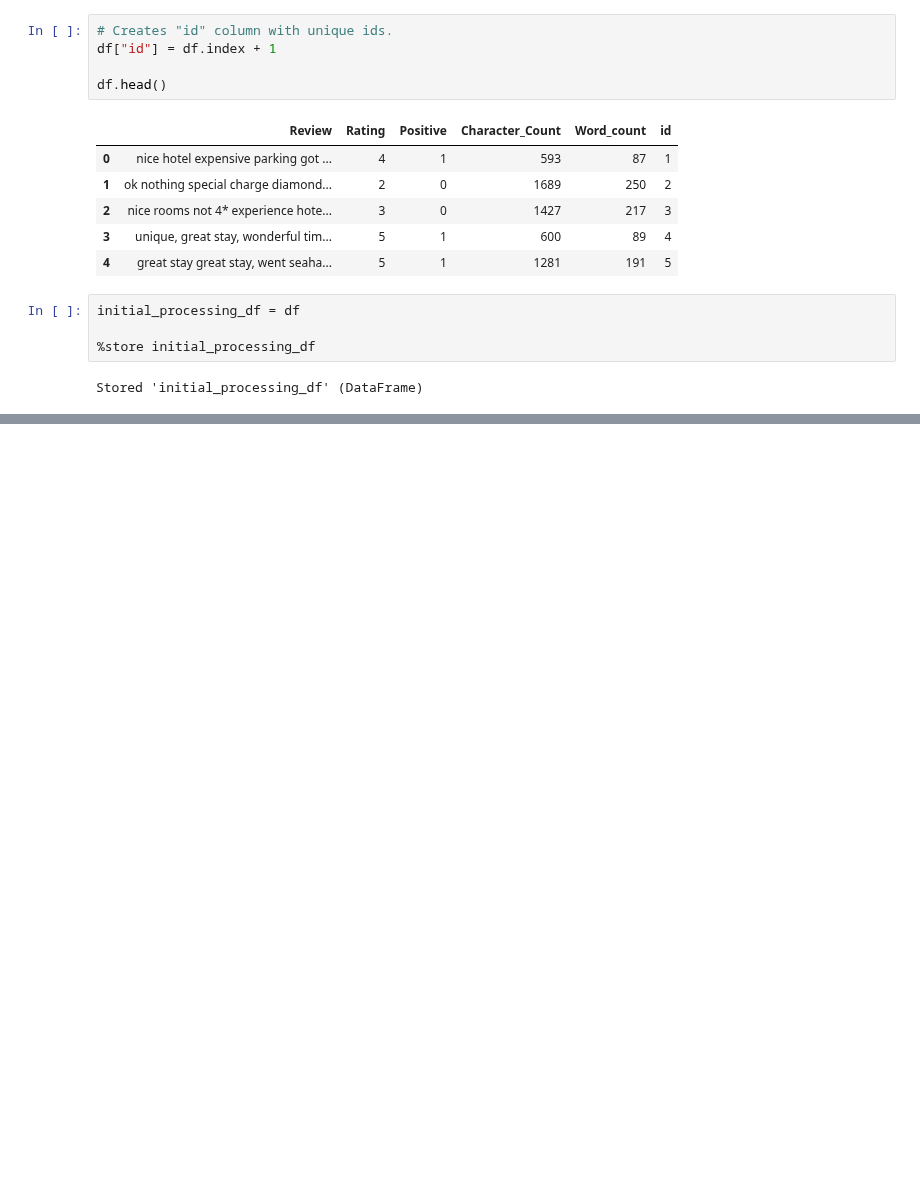
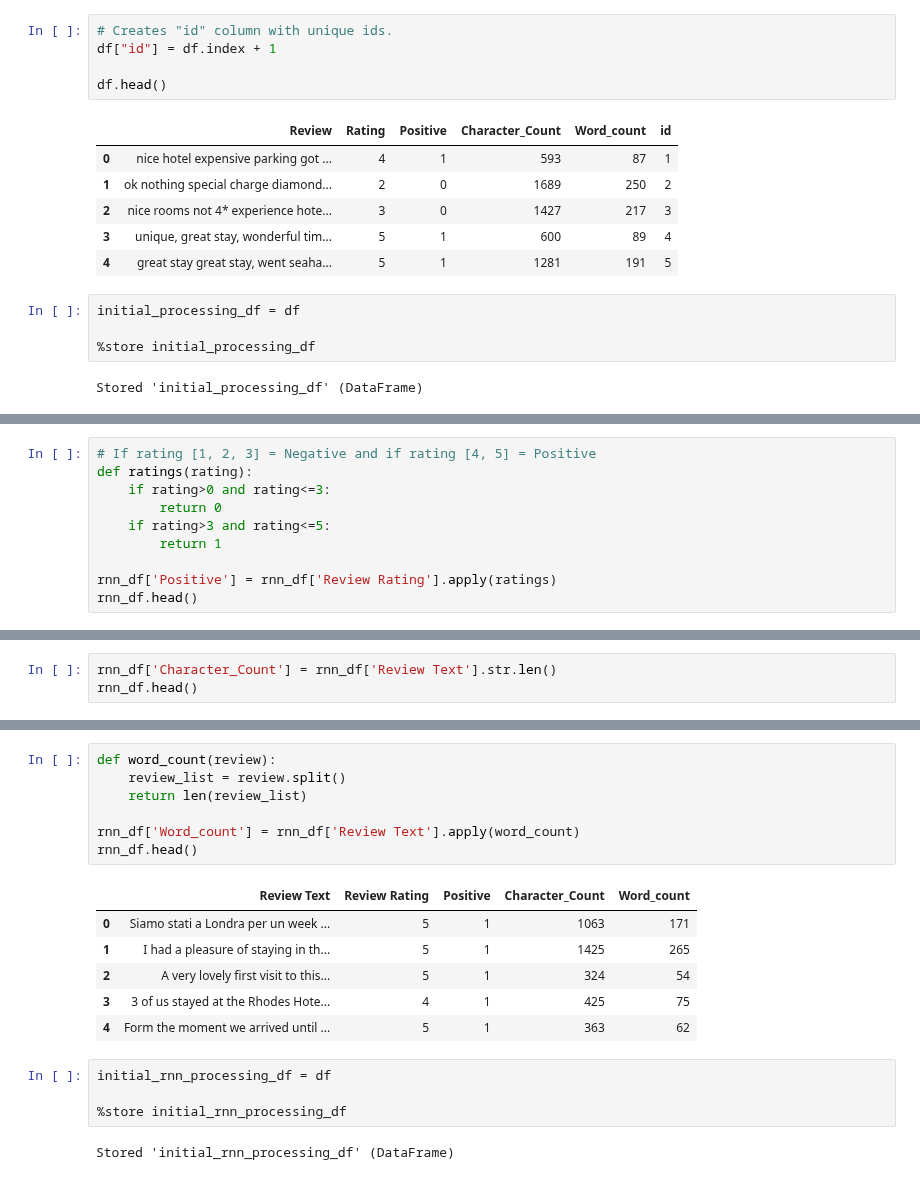
Before and after one commit to Shahmaan/Examensarbete_DS21, a Jupyter notebook: initial_processing.ipynb, the cells around one changed output, grey strips where cells are left out. Saved outputs shown, nothing was run; the diff lists cells and outputs as text; blank space fills up the shorter version.

```diff
--- a/initial_processing.ipynb
+++ b/initial_processing.ipynb
@@ -108,0 +167,10 @@ Stored 'initial_processing_df' (DataFrame)
+# %%
+# If rating [1, 2, 3] = Negative and if rating [4, 5] = Positive
+def ratings(rating):
+    if rating>0 and rating<=3:
+        return 0
+    if rating>3 and rating<=5:
+        return 1
+
+rnn_df['Positive'] = rnn_df['Review Rating'].apply(ratings)
+rnn_df.head()
@@ -108,0 +184,3 @@ Stored 'initial_processing_df' (DataFrame)
+# %%
+rnn_df['Character_Count'] = rnn_df['Review Text'].str.len()
+rnn_df.head()
@@ -108,0 +194,20 @@ Stored 'initial_processing_df' (DataFrame)
+# %%
+def word_count(review):
+    review_list = review.split()
+    return len(review_list)
+
+rnn_df['Word_count'] = rnn_df['Review Text'].apply(word_count)
+rnn_df.head()
+# %% [output]
+|  | Review Text | Review Rating | Positive | Character_Count | Word_count |
+| 0 | Siamo stati a Londra per un week ... | 5 | 1 | 1063 | 171 |
+| 1 | I had a pleasure of staying in th... | 5 | 1 | 1425 | 265 |
+| 2 | A very lovely first visit to this... | 5 | 1 | 324 | 54 |
+| 3 | 3 of us stayed at the Rhodes Hote... | 4 | 1 | 425 | 75 |
+| 4 | Form the moment we arrived until ... | 5 | 1 | 363 | 62 |
+# %%
+initial_rnn_processing_df = df
+
+%store initial_rnn_processing_df
+# %% [output]
+Stored 'initial_rnn_processing_df' (DataFrame)
```
Also changed, not shown: parts of 9 cells of this notebook, 2 other files.
